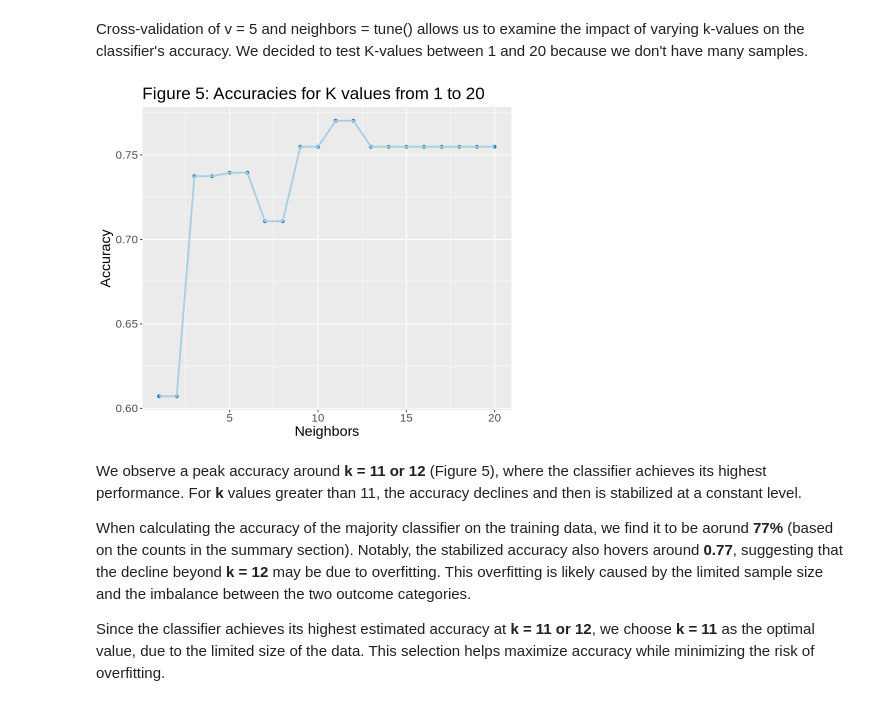
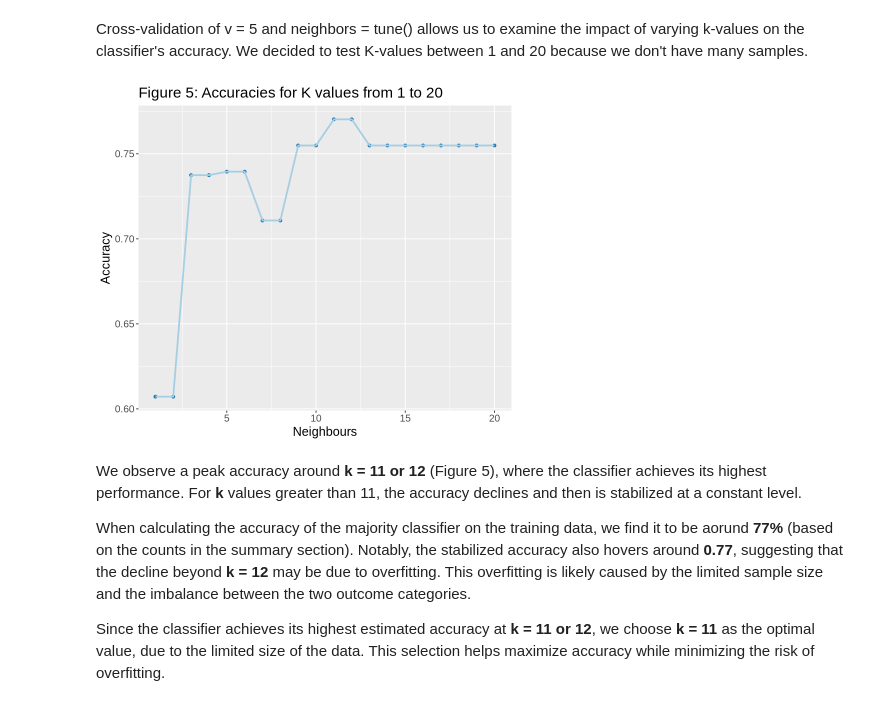
Before and after one commit to sarahmontgomery04/dsci-100-2025w2-group-13, a Jupyter notebook: Project Final Report.ipynb, the cells around one changed output. Cells and saved outputs as stored; diff of their text form; code cells hidden in the pictures.

```diff
--- a/Project Final Report.ipynb
+++ b/Project Final Report.ipynb
@@ -385,31 +403,31 @@ Cross-validation of v = 5 and neighbors = tune() allows us to examine the impact
 # %%
 set.seed(525)
 options(repr.plot.height = 6, repr.plot.width = 7)
 knn_tune <- nearest_neighbor(weight_func = "rectangular", neighbors = tune()) |>
             set_engine("kknn") |>
             set_mode("classification")
 
 plaicraft_vfold <- vfold_cv(plaicraft_train, v = 5, strata = subscribe)
 
 tune_results <- workflow() |>
                  add_recipe(plaicraft_recipe) |>
                  add_model(knn_tune) |>
                  tune_grid(resamples = plaicraft_vfold, grid = tibble(neighbors = c(1:20))) |>
                  collect_metrics()|>
                  filter(.metric == 'accuracy')
 
 cross_val_plot <- ggplot(tune_results, aes(x = neighbors, y = mean)) +
                  geom_point(colour = "#1F78B4") +
                  geom_line(colour = "#A6CEE3",
                           linewidth = 1) +
-                 labs(x = 'Neighbors',
+                 labs(x = 'Neighbours',
                       y = 'Accuracy') +
                  ggtitle("Figure 5: Accuracies for K values from 1 to 20")+
-                 theme(text = element_text(size = 17))
+                 theme(text = element_text(size = 15))
 
 cross_val_plot
 # %% [output]
-[figure, old version]
+[figure, new version]
 # %% [markdown]
 We observe a peak accuracy around **k = 11 or 12** (Figure 5), where the classifier achieves its highest performance. For **k** values greater than 11, the accuracy declines and then is stabilized at a constant level.
 
```
Also changed, not shown: parts of 8 cells of this notebook.
